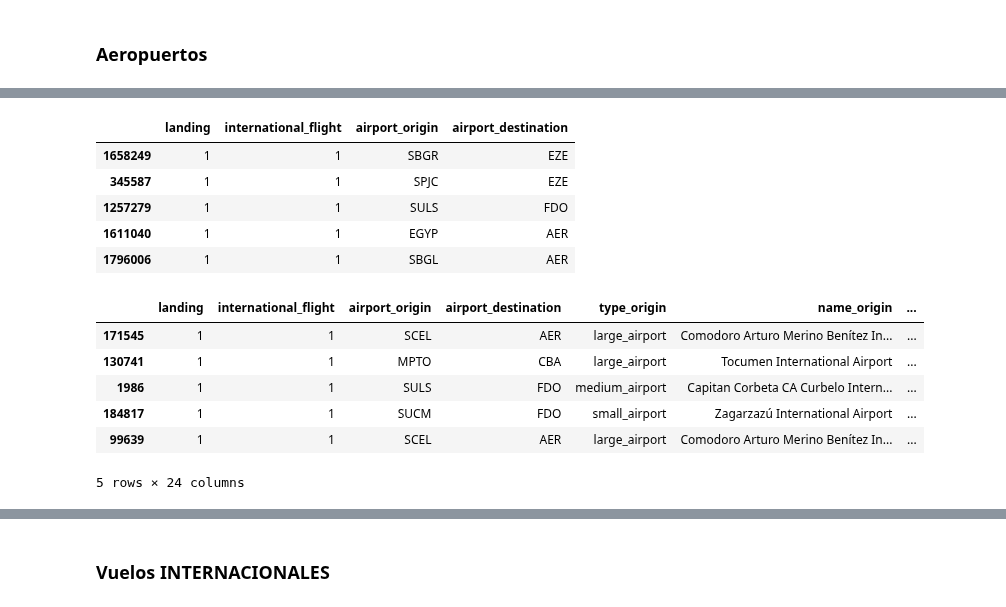
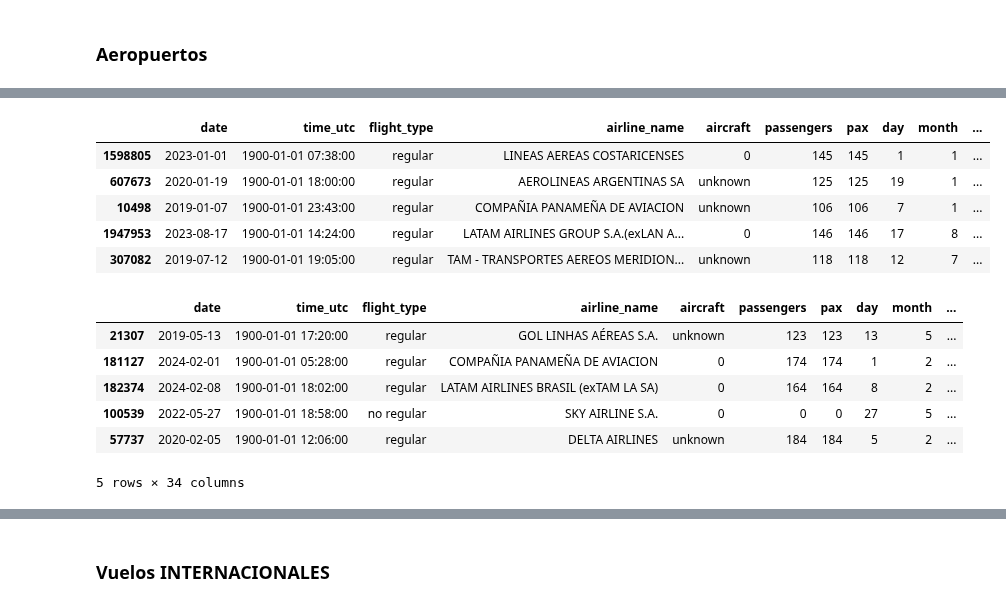
Before and after one commit to omanofx/portfolio, a Jupyter notebook: vuelos_anac/vuelos_anac_arg.ipynb, the cells around one changed output, grey strips where cells are left out. Saved outputs shown, nothing was run; the diff lists cells and outputs as text; code cells hidden in the pictures.

```diff
--- a/vuelos_anac/vuelos_anac_arg.ipynb
+++ b/vuelos_anac/vuelos_anac_arg.ipynb
@@ -985,13 +987,15 @@ df_local.sample(5)
 # %%
-df_pruebas = df_vuelos[['landing','international_flight', 'airport_origin', 'airport_destination']].query('international_flight == 1 & landing == 1') #.sample(5000)
+df_pruebas = df_vuelos[['date', 'time_utc', 'flight_type',	'airline_name',	'aircraft',	'passengers',
+                             'pax', 'day', 'month', 'year', 'landing','international_flight', 'airport_origin',
+                             'airport_destination']].query('international_flight == 1 & landing == 1')
 df_pruebas.sample(5)
 # %% [output]
-|  | landing | international_flight | airport_origin | airport_destination |
-| 1658249 | 1 | 1 | SBGR | EZE |
-| 345587 | 1 | 1 | SPJC | EZE |
-| 1257279 | 1 | 1 | SULS | FDO |
-| 1611040 | 1 | 1 | EGYP | AER |
-| 1796006 | 1 | 1 | SBGL | AER |
+|  | date | time_utc | flight_type | airline_name | aircraft | passengers | pax | day | month | ... |
+| 1598805 | 2023-01-01 | 1900-01-01 07:38:00 | regular | LINEAS AEREAS COSTARICENSES | 0 | 145 | 145 | 1 | 1 | ... |
+| 607673 | 2020-01-19 | 1900-01-01 18:00:00 | regular | AEROLINEAS ARGENTINAS SA | unknown | 125 | 125 | 19 | 1 | ... |
+| 10498 | 2019-01-07 | 1900-01-01 23:43:00 | regular | COMPAÑIA PANAMEÑA DE AVIACION | unknown | 106 | 106 | 7 | 1 | ... |
+| 1947953 | 2023-08-17 | 1900-01-01 14:24:00 | regular | LATAM AIRLINES GROUP S.A.(exLAN A... | 0 | 146 | 146 | 17 | 8 | ... |
+| 307082 | 2019-07-12 | 1900-01-01 19:05:00 | regular | TAM - TRANSPORTES AEREOS MERIDION... | unknown | 118 | 118 | 12 | 7 | ... |
 # %%
 # Aeropuertos internacionales
 df_international = pd.merge(left = df_pruebas,
@@ -1009,13 +1013,13 @@ df_international = pd.merge(left = df_international,
 
 df_international.sample(5)
 # %% [output]
-|  | landing | international_flight | airport_origin | airport_destination | type_origin | name_origin | ... |
-| 171545 | 1 | 1 | SCEL | AER | large_airport | Comodoro Arturo Merino Benítez In... | ... |
-| 130741 | 1 | 1 | MPTO | CBA | large_airport | Tocumen International Airport | ... |
-| 1986 | 1 | 1 | SULS | FDO | medium_airport | Capitan Corbeta CA Curbelo Intern... | ... |
-| 184817 | 1 | 1 | SUCM | FDO | small_airport | Zagarzazú International Airport | ... |
-| 99639 | 1 | 1 | SCEL | AER | large_airport | Comodoro Arturo Merino Benítez In... | ... |
+|  | date | time_utc | flight_type | airline_name | aircraft | passengers | pax | day | month | ... |
+| 21307 | 2019-05-13 | 1900-01-01 17:20:00 | regular | GOL LINHAS AÉREAS S.A. | unknown | 123 | 123 | 13 | 5 | ... |
+| 181127 | 2024-02-01 | 1900-01-01 05:28:00 | regular | COMPAÑIA PANAMEÑA DE AVIACION | 0 | 174 | 174 | 1 | 2 | ... |
+| 182374 | 2024-02-08 | 1900-01-01 18:02:00 | regular | LATAM AIRLINES BRASIL (exTAM LA SA) | 0 | 164 | 164 | 8 | 2 | ... |
+| 100539 | 2022-05-27 | 1900-01-01 18:58:00 | no regular | SKY AIRLINE S.A. | 0 | 0 | 0 | 27 | 5 | ... |
+| 57737 | 2020-02-05 | 1900-01-01 12:06:00 | regular | DELTA AIRLINES | unknown | 184 | 184 | 5 | 2 | ... |
-5 rows × 24 columns
+5 rows × 34 columns
 # %%
 df_final = pd.concat([df_local, df_international])
 df_final.sample(5)
```
Also changed, not shown: parts of 11 cells of this notebook.
